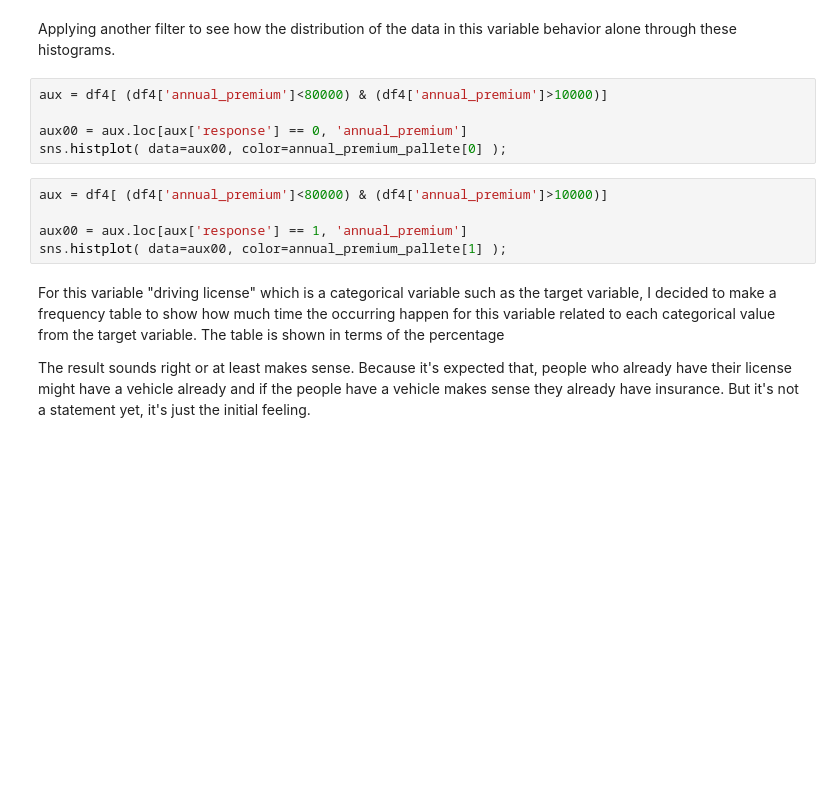
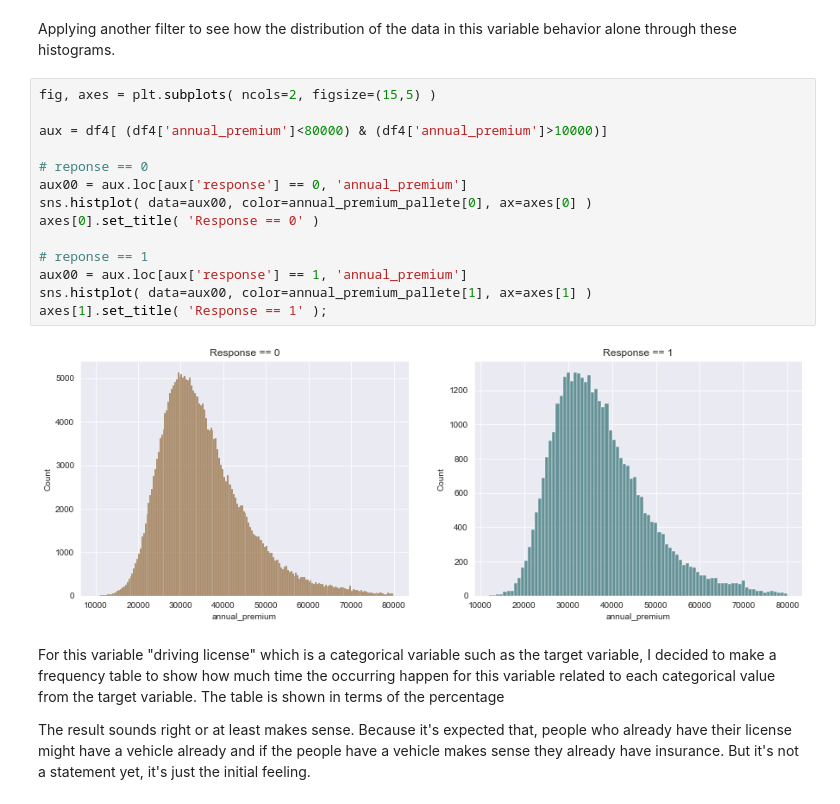
Before and after one commit to marcosvliras/health_insurance_cross_sell, a Jupyter notebook: HICross_sell.ipynb, the cells around one changed output. Cells and saved outputs as stored; diff of their text form; blank space fills up the shorter version.

```diff
--- a/HICross_sell.ipynb
+++ b/HICross_sell.ipynb
@@ -157,15 +243,21 @@ sns.boxplot( data= aux, y='annual_premium', x='response', palette=annual_premium
 # %% [markdown]
 Applying another filter to see how the distribution of the data in this variable behavior alone through these histograms.
 # %%
+fig, axes = plt.subplots( ncols=2, figsize=(15,5) )
+
 aux = df4[ (df4['annual_premium']<80000) & (df4['annual_premium']>10000)]
 
+# reponse == 0
 aux00 = aux.loc[aux['response'] == 0, 'annual_premium']
-sns.histplot( data=aux00, color=annual_premium_pallete[0] );
+sns.histplot( data=aux00, color=annual_premium_pallete[0], ax=axes[0] )
+axes[0].set_title( 'Response == 0' )
+
+# reponse == 1
+aux00 = aux.loc[aux['response'] == 1, 'annual_premium']
+sns.histplot( data=aux00, color=annual_premium_pallete[1], ax=axes[1] )
+axes[1].set_title( 'Response == 1' );
+# %% [output]
+[figure, added]
-# %%
-aux = df4[ (df4['annual_premium']<80000) & (df4['annual_premium']>10000)]
-
-aux00 = aux.loc[aux['response'] == 1, 'annual_premium']
-sns.histplot( data=aux00, color=annual_premium_pallete[1] );
 # %% [markdown]
 For this variable "driving license" which is a categorical variable such as the target variable, I decided to make a frequency table to show how much time the occurring happen for this variable related to each categorical value from the target variable. The table is shown in terms of the percentage
 
```
Also changed, not shown: parts of 63 cells of this notebook.
